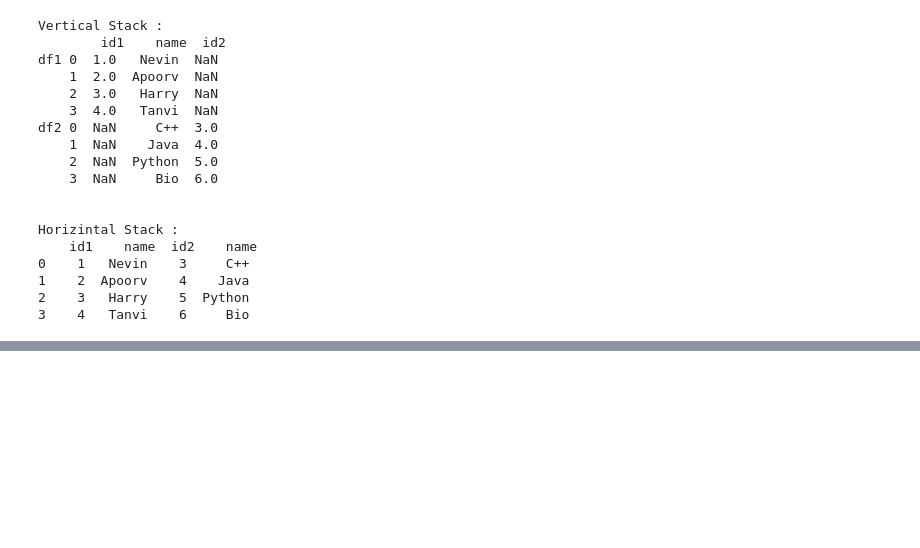
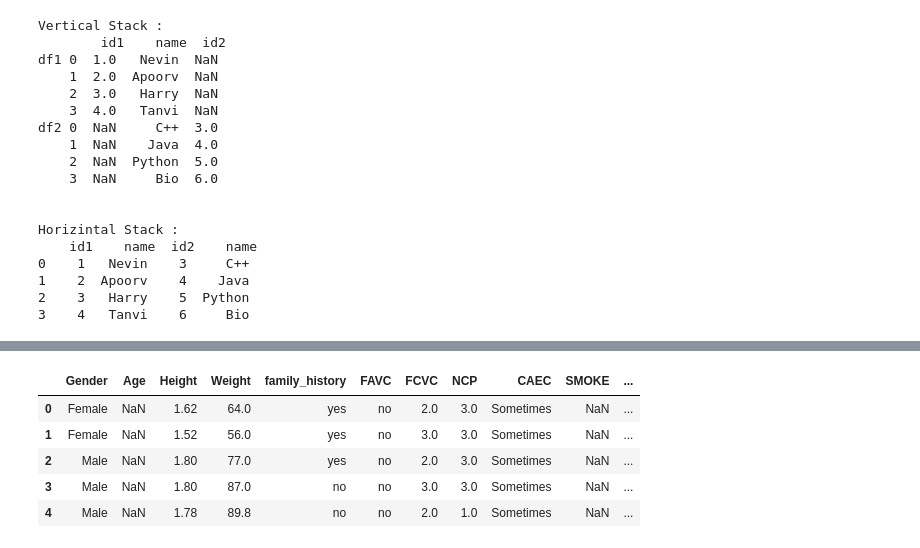
Before and after one commit to Nevin100/Pandas-PlayGround, a Jupyter notebook: Pandas.ipynb, the cells around one changed output, grey strips where cells are left out. Saved outputs shown, nothing was run; the diff lists cells and outputs as text; code cells hidden in the pictures; blank space fills up the shorter version.

```diff
--- a/Pandas.ipynb
+++ b/Pandas.ipynb
@@ -473,0 +522,10 @@ Horizintal Stack :
+# %%
+obesity_data.loc[0:5,['Age','SMOKE']] = np.nan
+obesity_data.head()
+# %% [output]
+|  | Gender | Age | Height | Weight | family_history | FAVC | FCVC | NCP | CAEC | SMOKE | ... |
+| 0 | Female | NaN | 1.62 | 64.0 | yes | no | 2.0 | 3.0 | Sometimes | NaN | ... |
+| 1 | Female | NaN | 1.52 | 56.0 | yes | no | 3.0 | 3.0 | Sometimes | NaN | ... |
+| 2 | Male | NaN | 1.80 | 77.0 | yes | no | 2.0 | 3.0 | Sometimes | NaN | ... |
+| 3 | Male | NaN | 1.80 | 87.0 | no | no | 3.0 | 3.0 | Sometimes | NaN | ... |
+| 4 | Male | NaN | 1.78 | 89.8 | no | no | 2.0 | 1.0 | Sometimes | NaN | ... |
```
Also changed, not shown: parts of 13 cells of this notebook.
